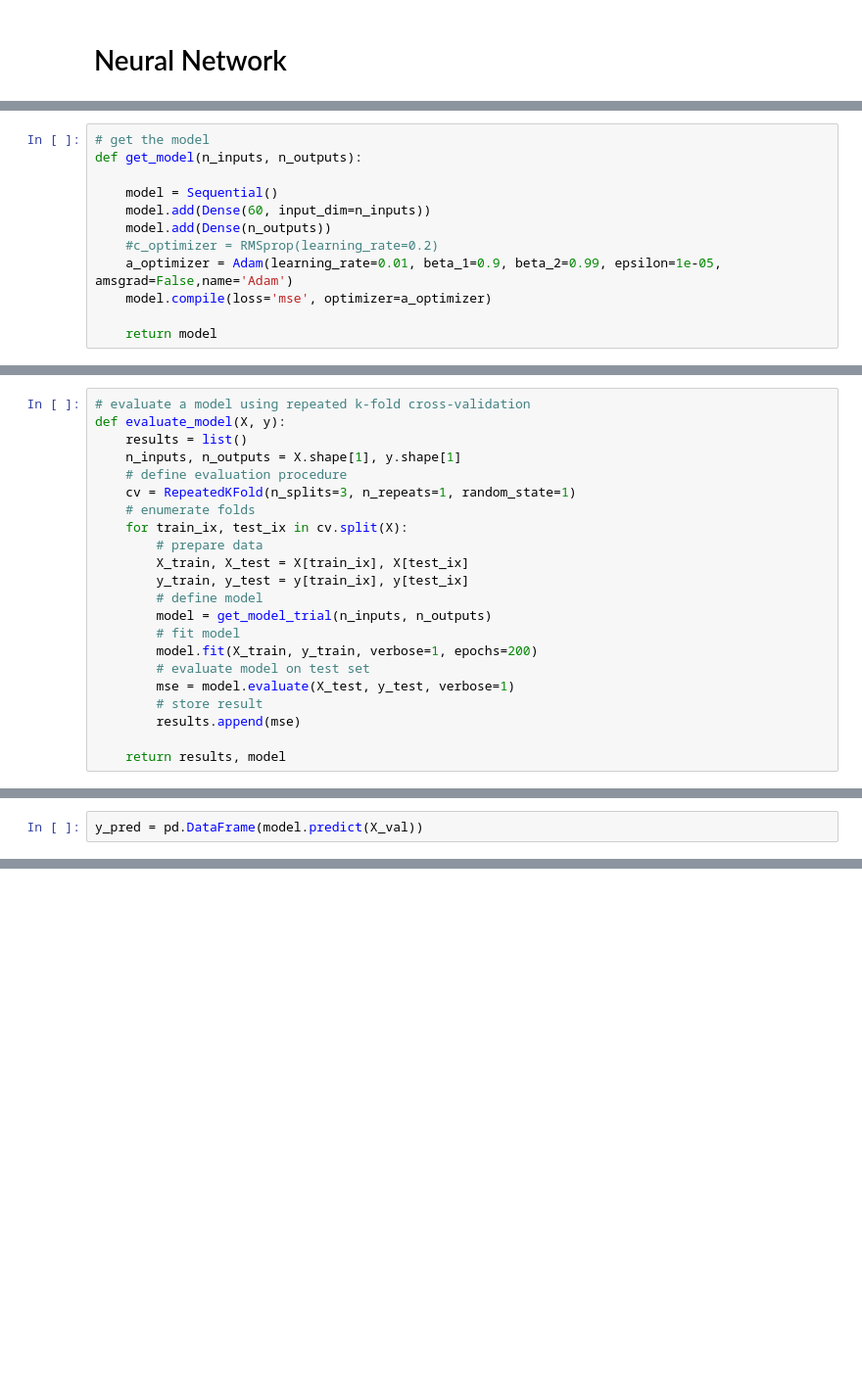
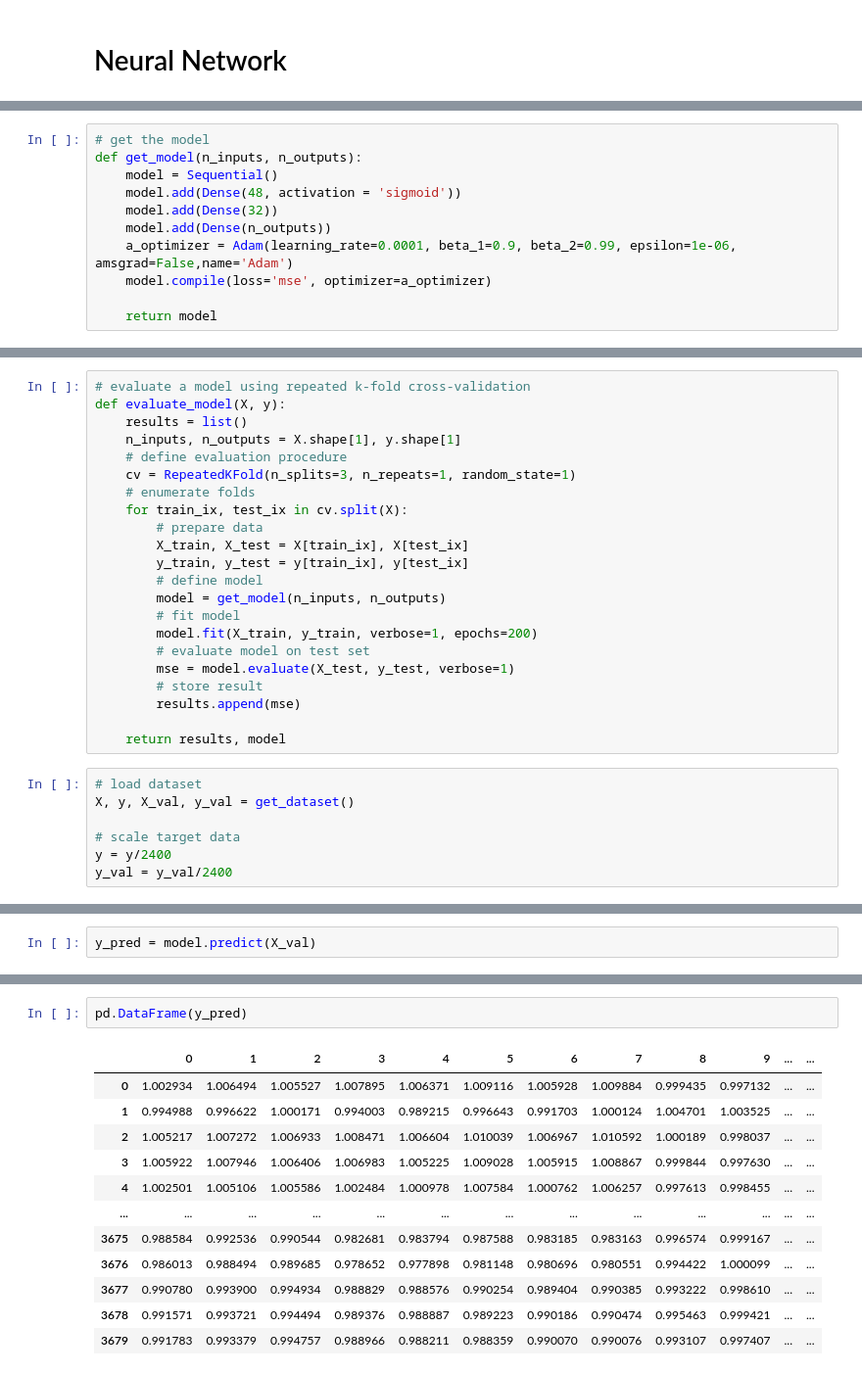
Before and after one commit to pragnaS/grid-edge, a Jupyter notebook: models/linear/Linear_Model_multi_node_training.ipynb, the cells around one changed output, grey strips where cells are left out. Shown at 98% size. Saved outputs shown, nothing was run; the diff lists cells and outputs as text; blank space fills up the shorter version.

```diff
--- a/models/linear/Linear_Model_multi_node_training.ipynb
+++ b/models/linear/Linear_Model_multi_node_training.ipynb
@@ -338,12 +474,11 @@ def get_dataset():
 # %%
 # get the model
 def get_model(n_inputs, n_outputs):
-
     model = Sequential()
-    model.add(Dense(60, input_dim=n_inputs))
+    model.add(Dense(48, activation = 'sigmoid'))
+    model.add(Dense(32))
     model.add(Dense(n_outputs))
-    #c_optimizer = RMSprop(learning_rate=0.2)
-    a_optimizer = Adam(learning_rate=0.01, beta_1=0.9, beta_2=0.99, epsilon=1e-05, amsgrad=False,name='Adam')
+    a_optimizer = Adam(learning_rate=0.0001, beta_1=0.9, beta_2=0.99, epsilon=1e-06, amsgrad=False,name='Adam')
     model.compile(loss='mse', optimizer=a_optimizer)
 
     return model
@@ -371,7 +495,7 @@ def evaluate_model(X, y):
         X_train, X_test = X[train_ix], X[test_ix]
         y_train, y_test = y[train_ix], y[test_ix]
         # define model
-        model = get_model_trial(n_inputs, n_outputs)
+        model = get_model(n_inputs, n_outputs)
         # fit model
         model.fit(X_train, y_train, verbose=1, epochs=200)
         # evaluate model on test set
@@ -380,4 +504,11 @@ def evaluate_model(X, y):
         results.append(mse)
 
     return results, model
+# %%
+# load dataset
+X, y, X_val, y_val = get_dataset()
+
+# scale target data
+y = y/2400
+y_val = y_val/2400
 # %%
@@ -424,4 +552,4 @@ Non-trainable params: 0
 _________________________________________________________________
 None
 # %%
-y_pred = pd.DataFrame(model.predict(X_val))
+y_pred = model.predict(X_val)
@@ -450,0 +564,15 @@ y_pred.head(20)
+# %%
+pd.DataFrame(y_pred)
+# %% [output]
+|  | 0 | 1 | 2 | 3 | 4 | 5 | 6 | 7 | 8 | 9 | ... | ... |
+| 0 | 1.002934 | 1.006494 | 1.005527 | 1.007895 | 1.006371 | 1.009116 | 1.005928 | 1.009884 | 0.999435 | 0.997132 | ... | ... |
+| 1 | 0.994988 | 0.996622 | 1.000171 | 0.994003 | 0.989215 | 0.996643 | 0.991703 | 1.000124 | 1.004701 | 1.003525 | ... | ... |
+| 2 | 1.005217 | 1.007272 | 1.006933 | 1.008471 | 1.006604 | 1.010039 | 1.006967 | 1.010592 | 1.000189 | 0.998037 | ... | ... |
+| 3 | 1.005922 | 1.007946 | 1.006406 | 1.006983 | 1.005225 | 1.009028 | 1.005915 | 1.008867 | 0.999844 | 0.997630 | ... | ... |
+| 4 | 1.002501 | 1.005106 | 1.005586 | 1.002484 | 1.000978 | 1.007584 | 1.000762 | 1.006257 | 0.997613 | 0.998455 | ... | ... |
+| ... | ... | ... | ... | ... | ... | ... | ... | ... | ... | ... | ... | ... |
+| 3675 | 0.988584 | 0.992536 | 0.990544 | 0.982681 | 0.983794 | 0.987588 | 0.983185 | 0.983163 | 0.996574 | 0.999167 | ... | ... |
+| 3676 | 0.986013 | 0.988494 | 0.989685 | 0.978652 | 0.977898 | 0.981148 | 0.980696 | 0.980551 | 0.994422 | 1.000099 | ... | ... |
+| 3677 | 0.990780 | 0.993900 | 0.994934 | 0.988829 | 0.988576 | 0.990254 | 0.989404 | 0.990385 | 0.993222 | 0.998610 | ... | ... |
+| 3678 | 0.991571 | 0.993721 | 0.994494 | 0.989376 | 0.988887 | 0.989223 | 0.990186 | 0.990474 | 0.995463 | 0.999421 | ... | ... |
+| 3679 | 0.991783 | 0.993379 | 0.994757 | 0.988966 | 0.988211 | 0.988359 | 0.990070 | 0.990076 | 0.993107 | 0.997407 | ... | ... |
```
Also changed, not shown: parts of 68 cells of this notebook.
